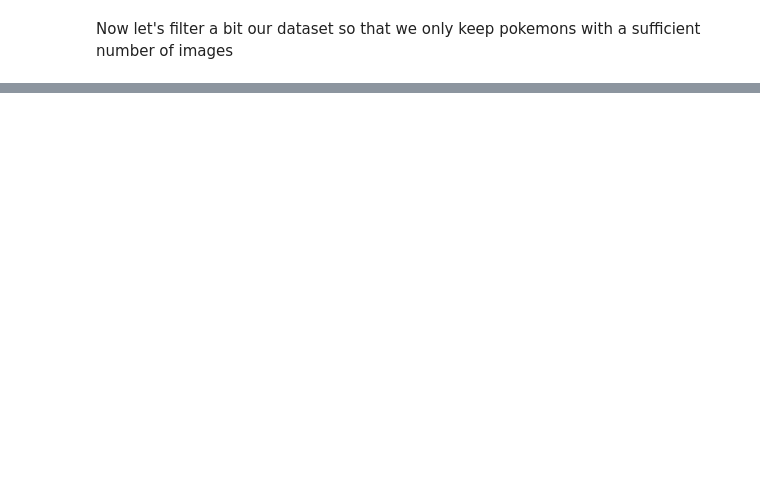
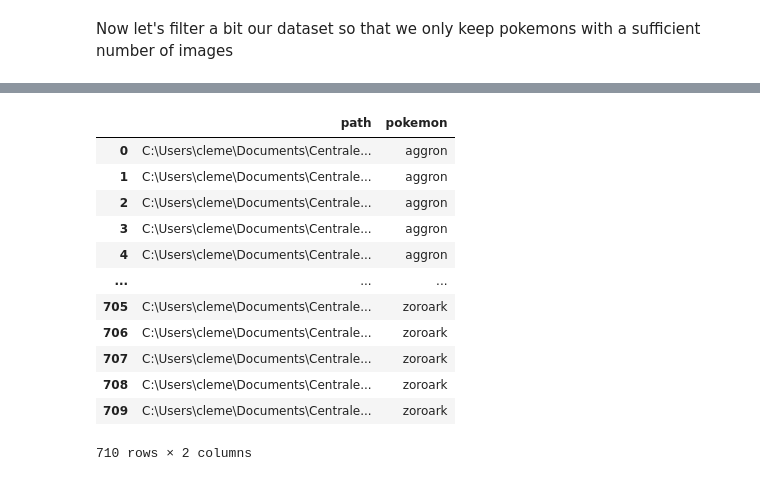
Before and after one commit to Bliights/Pokemon_Classification, a Jupyter notebook: src/pokemon_classification.ipynb, the cells around one changed output, grey strips where cells are left out. Cells and saved outputs as stored; diff of their text form; code cells hidden in the pictures; blank space fills up the shorter version.

```diff
--- a/src/pokemon_classification.ipynb
+++ b/src/pokemon_classification.ipynb
@@ -69,3 +70,19 @@ giratina     23
 solgaleo     23
 sylveon      22
 Name: count, dtype: int64
+# %%
+fanart_df_filtered
+# %% [output]
+|  | path | pokemon |
+| 0 | C:\Users\cleme\Documents\Centrale... | aggron |
+| 1 | C:\Users\cleme\Documents\Centrale... | aggron |
+| 2 | C:\Users\cleme\Documents\Centrale... | aggron |
+| 3 | C:\Users\cleme\Documents\Centrale... | aggron |
+| 4 | C:\Users\cleme\Documents\Centrale... | aggron |
+| ... | ... | ... |
+| 705 | C:\Users\cleme\Documents\Centrale... | zoroark |
+| 706 | C:\Users\cleme\Documents\Centrale... | zoroark |
+| 707 | C:\Users\cleme\Documents\Centrale... | zoroark |
+| 708 | C:\Users\cleme\Documents\Centrale... | zoroark |
+| 709 | C:\Users\cleme\Documents\Centrale... | zoroark |
+710 rows × 2 columns
```
Also changed, not shown: parts of 5 cells of this notebook, 5 other files.
